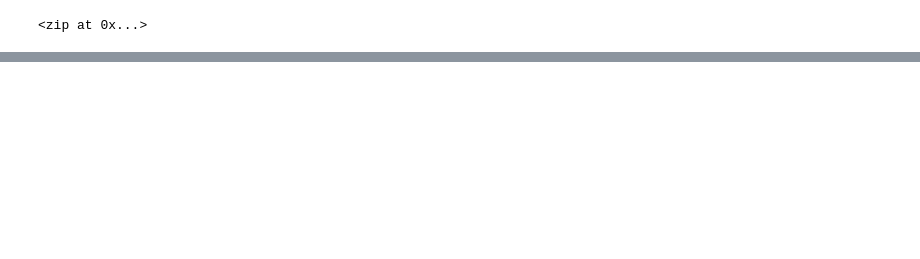
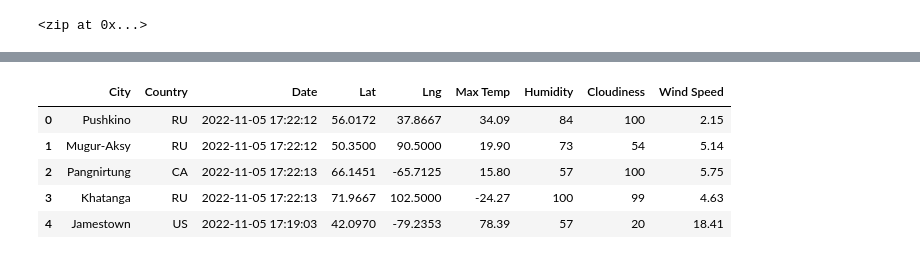
Before and after one commit to jakatz87/World_Weather_Analysis, a Jupyter notebook: WeatherPy.ipynb, the cells around one changed output, grey strips where cells are left out. Drawn from its saved outputs; the diff is of its cells as text; code cells hidden in the pictures; blank space fills up the shorter version.

```diff
--- a/WeatherPy.ipynb
+++ b/WeatherPy.ipynb
@@ -30,0 +147,11 @@ len(cities)
+# %%
+new_column_order=["City", "Country", "Date", "Lat", "Lng","Max Temp", "Humidity", "Cloudiness", "Wind Speed"]
+city_data_df=city_data_df[new_column_order]
+city_data_df.head()
+# %% [output]
+|  | City | Country | Date | Lat | Lng | Max Temp | Humidity | Cloudiness | Wind Speed |
+| 0 | Pushkino | RU | 2022-11-05 17:22:12 | 56.0172 | 37.8667 | 34.09 | 84 | 100 | 2.15 |
+| 1 | Mugur-Aksy | RU | 2022-11-05 17:22:12 | 50.3500 | 90.5000 | 19.90 | 73 | 54 | 5.14 |
+| 2 | Pangnirtung | CA | 2022-11-05 17:22:13 | 66.1451 | -65.7125 | 15.80 | 57 | 100 | 5.75 |
+| 3 | Khatanga | RU | 2022-11-05 17:22:13 | 71.9667 | 102.5000 | -24.27 | 100 | 99 | 4.63 |
+| 4 | Jamestown | US | 2022-11-05 17:19:03 | 42.0970 | -79.2353 | 78.39 | 57 | 20 | 18.41 |
```
Also changed, not shown: parts of 8 cells of this notebook, 2 other files.
